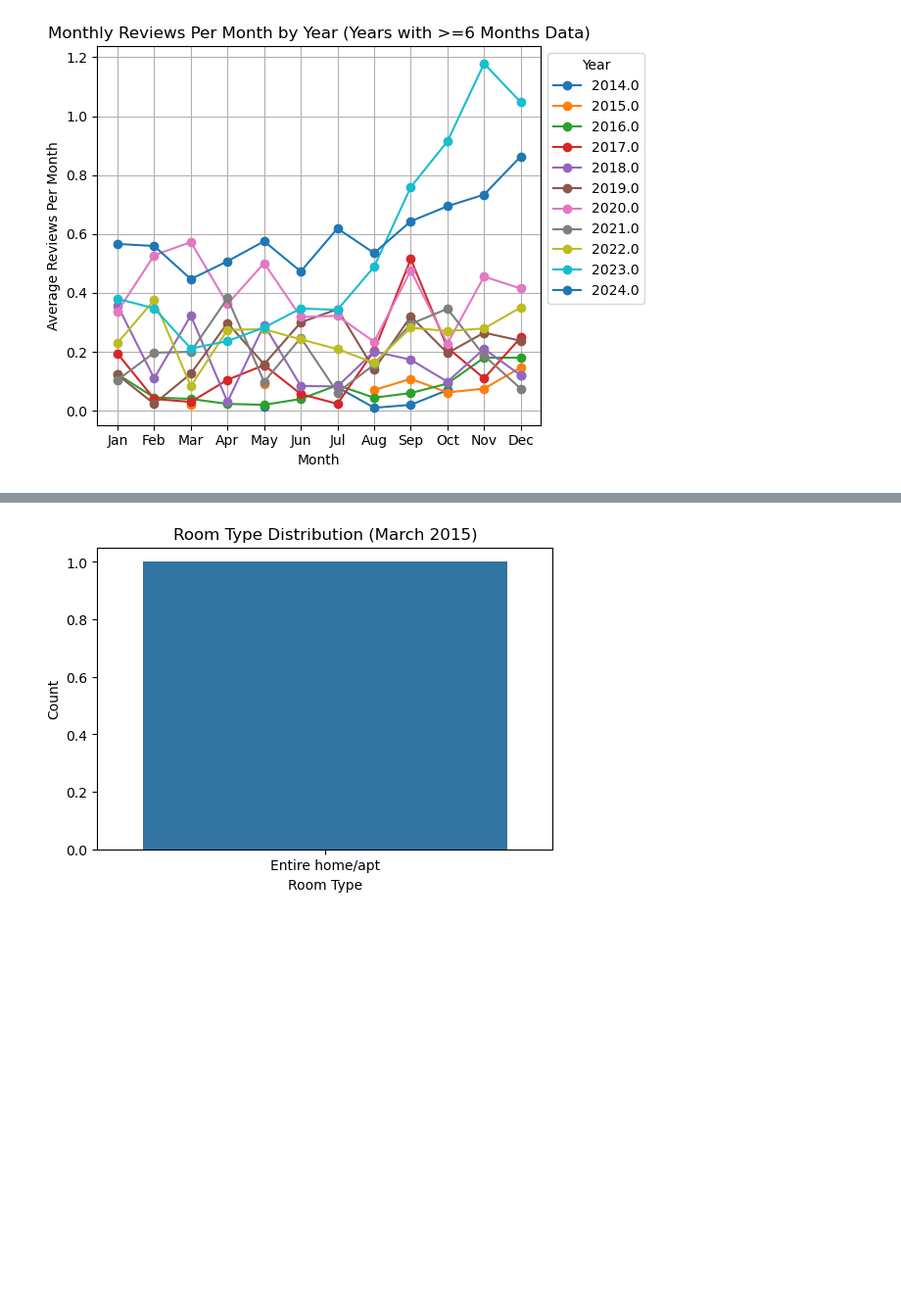
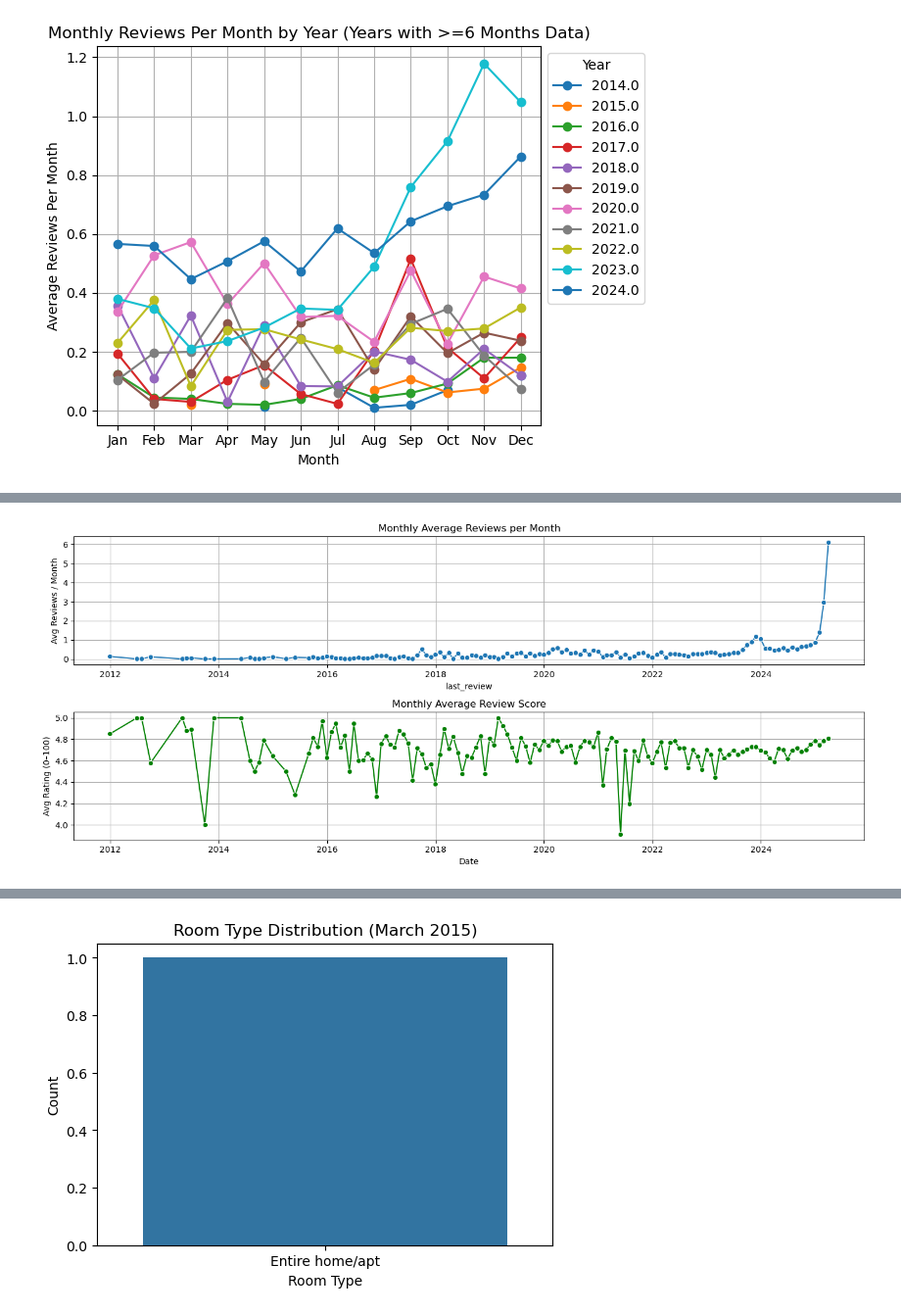
Before and after one commit to Deimos999/EDA, a Jupyter notebook: final_project.ipynb, the cells around one changed output, grey strips where cells are left out. Shown at 98% size. Saved outputs shown, nothing was run; the diff lists cells and outputs as text; code cells hidden in the pictures; blank space fills up the shorter version.

```diff
--- a/final_project.ipynb
+++ b/final_project.ipynb
@@ -1092,0 +1139,60 @@ plt.show()
+# %%
+import pandas as pd
+import matplotlib.pyplot as plt
+import seaborn as sns
+
+# 1. Ensure date columns are datetime
+df['last_review']  = pd.to_datetime(df['last_review'],  errors='coerce')
+df['first_review'] = pd.to_datetime(df['first_review'], errors='coerce')
+
+# 2. Drop rows missing the key metrics
+df_ts = df.dropna(subset=['last_review', 'reviews_per_month', 'review_scores_rating'])
+
+# 3. Set 'last_review' as index and resample by month
+monthly = (
+    df_ts
+      .set_index('last_review')
+      .resample('M')
+      .agg({
+          'reviews_per_month': 'mean',
+          'review_scores_rating': 'mean',
+          'number_of_reviews': 'sum'
+      })
+      .rename(columns={
+          'reviews_per_month': 'avg_reviews_per_month',
+          'review_scores_rating': 'avg_rating',
+          'number_of_reviews': 'total_reviews'
+      })
+)
+
+# 4. Plotting
+plt.figure(figsize=(14, 6))
+
+# Reviews per month
+plt.subplot(2, 1, 1)
+sns.lineplot(
+    x=monthly.index,
+    y=monthly['avg_reviews_per_month'],
+    marker='o'
+)
+plt.title('Monthly Average Reviews per Month')
+plt.ylabel('Avg Reviews / Month')
+plt.grid(True)
+
+# Rating over time
+plt.subplot(2, 1, 2)
+sns.lineplot(
+    x=monthly.index,
+    y=monthly['avg_rating'],
+    marker='o',
+    color='green'
+)
+plt.title('Monthly Average Review Score')
+plt.ylabel('Avg Rating (0–100)')
+plt.xlabel('Date')
+plt.grid(True)
+
+plt.tight_layout()
+plt.show()
+# %% [output]
+[figure, added]
```
Also changed, not shown: parts of 9 cells of this notebook, 1 other file.
